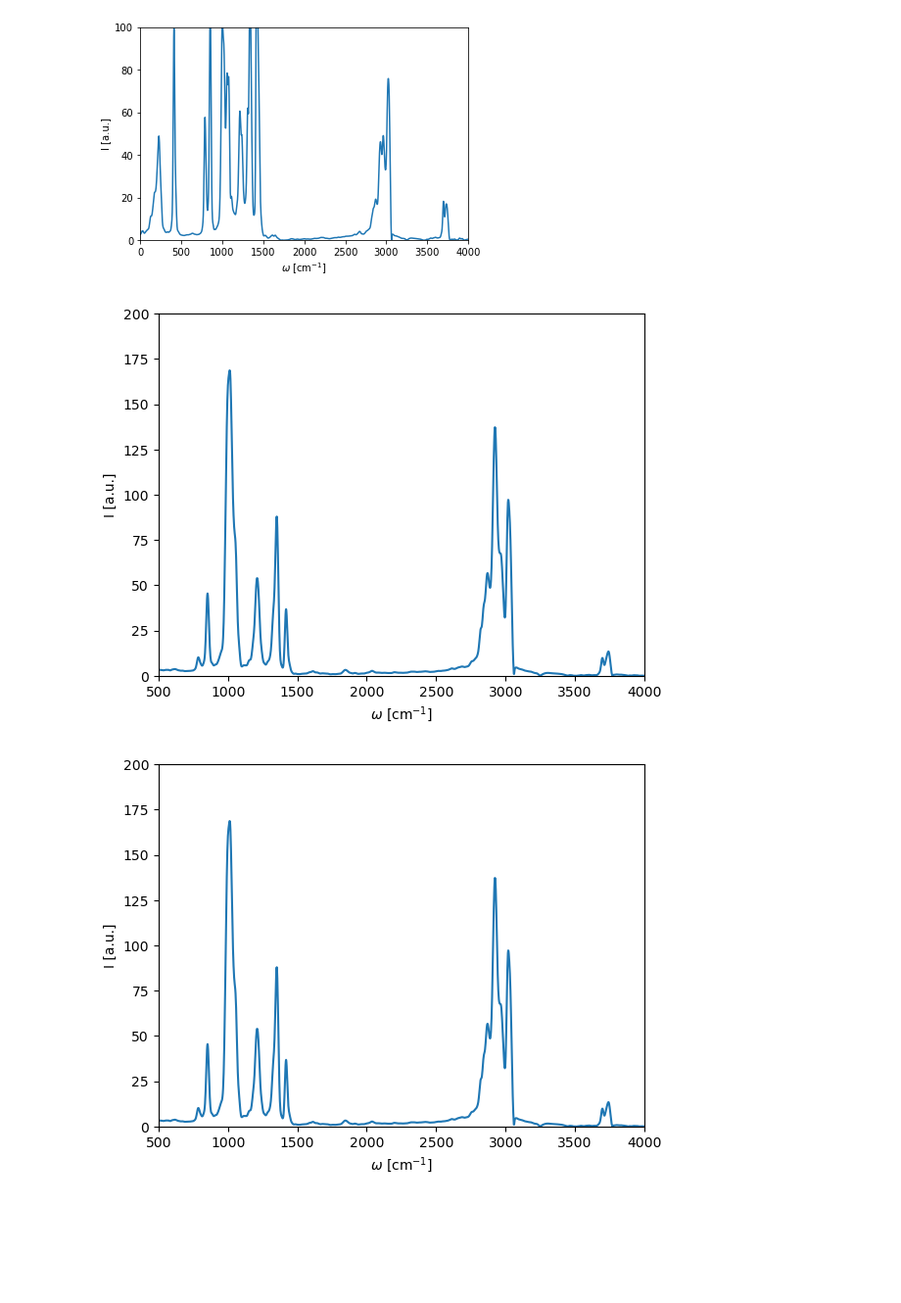
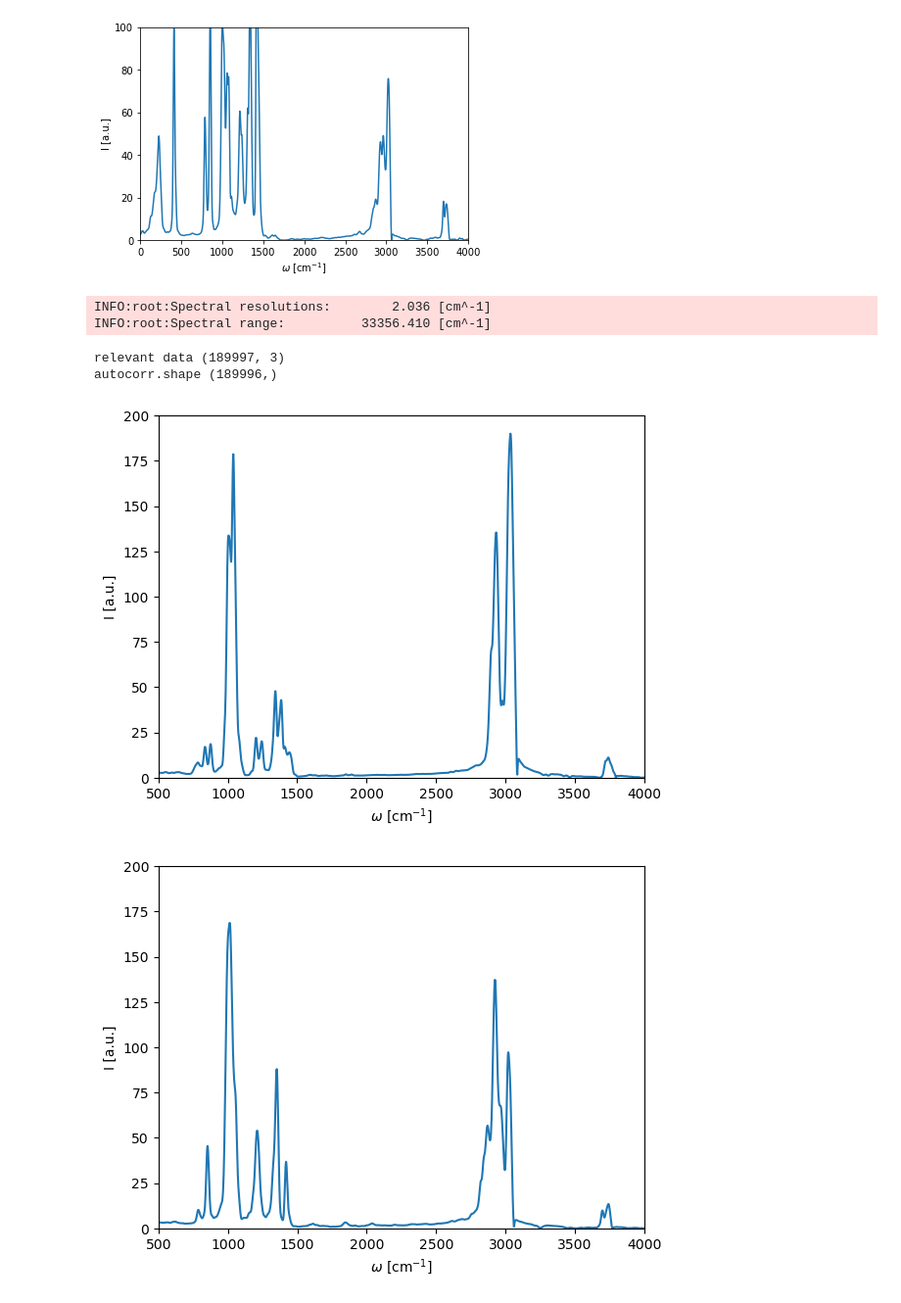
Before and after one commit to MihailBogojeski/equiv_dens_ml, a Jupyter notebook: notebooks/schnetpack_md_ir_spectra.ipynb, the cells around one changed output. Shown at 98% size. Cells and saved outputs as stored; diff of their text form; code cells hidden in the pictures; blank space fills up the shorter version.

```diff
--- a/notebooks/schnetpack_md_ir_spectra.ipynb
+++ b/notebooks/schnetpack_md_ir_spectra.ipynb
@@ -12,3 +16,4 @@ from schnetpack.md.utils import MDUnits
 # %%
-data = HDF5Loader('md_logs/2022-05-16_mQEuhRFt/simulation_local_dipole_001.hdf5', load_properties=True, skip_initial=0)
-#data = HDF5Loader('md_logs/2022-09-26_ZSZU3SV1/simulation_cluster_all_001_compressed.hdf5', load_properties=True, skip_initial=20000)
+#data = HDF5Loader('md_logs/2022-05-16_mQEuhRFt/simulation_local_dipole_001.hdf5', load_properties=True, skip_initial=0)
+data = HDF5Loader('md_logs/2022-09-26_ZSZU3SV1/simulation_cluster_all_001_compressed.hdf5', load_properties=True, skip_initial=20000)
+#data = HDF5Loader('md_logs/2023-05-27_9yXHffp1/simulation_local_all_10mer_md_001_cluster.hdf5', load_properties=False, skip_initial=20000)
@@ -173,24 +206,29 @@ plt.show()
 # %% [output]
 [figure]
 # %%
-from schnetpack.md.utils.spectra import IRSpectrum
+from schnetpack.md.data        print('masses shape', masses.shape)
+.spectra import IRSpectrum
 
 spectrum = IRSpectrum(data, dipole_moment_handle='dipole_moment', resolution=4096)
 
 spectrum.compute_spectrum(molecule_idx=0)
 frequencies, intensities = spectrum.get_spectrum()
 
 # Plot the spectrum
 plt.figure()
 plt.plot(frequencies, intensities)
 plt.xlim(500,4000)
 plt.ylim(0,200)
 plt.ylabel('I [a.u.]')
 plt.xlabel('$\omega$ [cm$^{-1}$]')
 #plt.savefig('/home/mihail/Documents/Uni/PhD/equiv_dens/figures/ml_ethanol_IR_spectrum.svg')
 plt.show()
 # %% [output]
+INFO:root:Spectral resolutions:        2.036 [cm^-1]
+INFO:root:Spectral range:          33356.410 [cm^-1]
+relevant data (189997, 3)
+autocorr.shape (189996,)
-[figure, old version]
+[figure, new version]
 # %%
 from schnetpack.md.utils.spectra import IRSpectrum
 spectrum = IRSpectrum(data, dipole_moment_handle='dipole_moment', resolution=4096)
```
Also changed, not shown: parts of 9 cells of this notebook, 1 other file.
